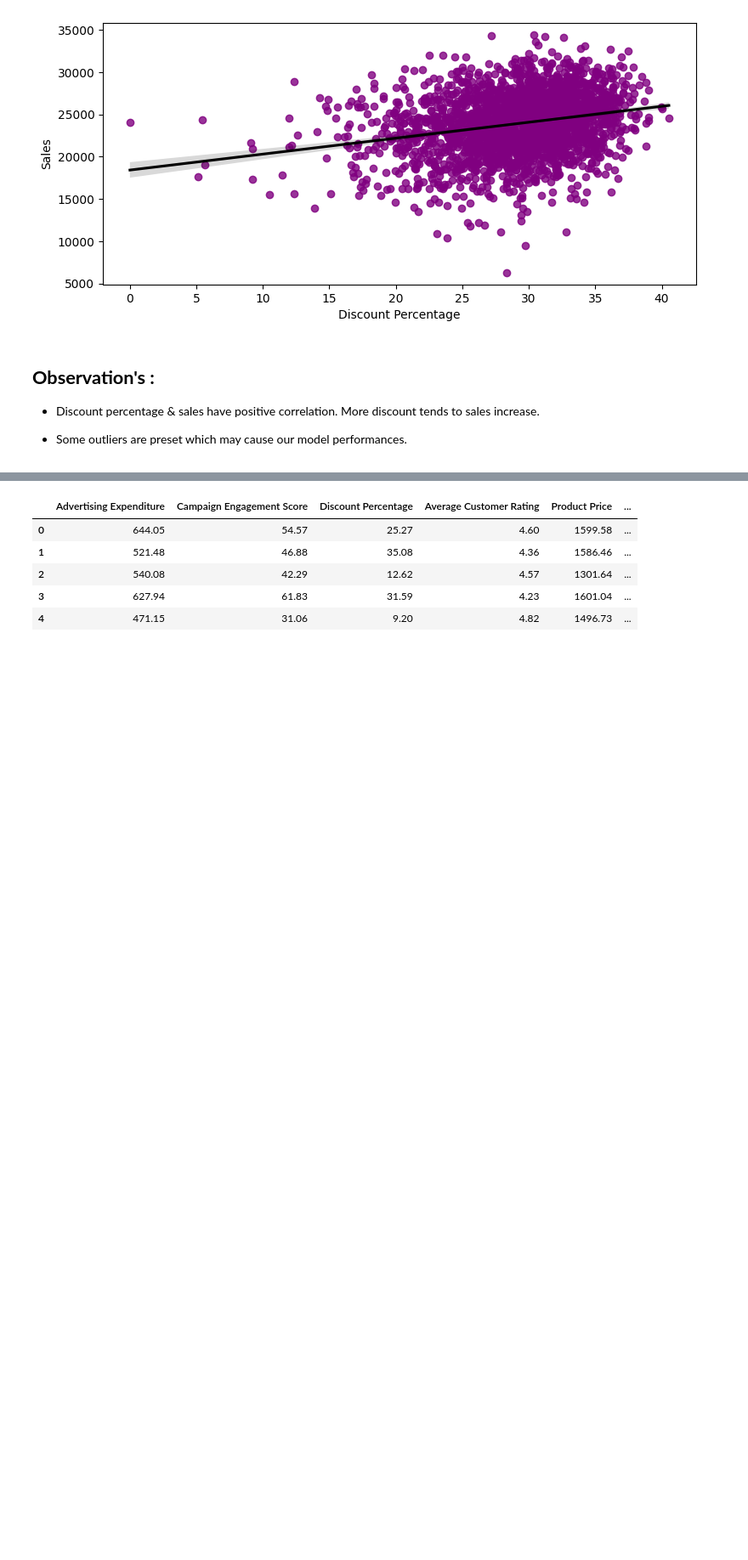
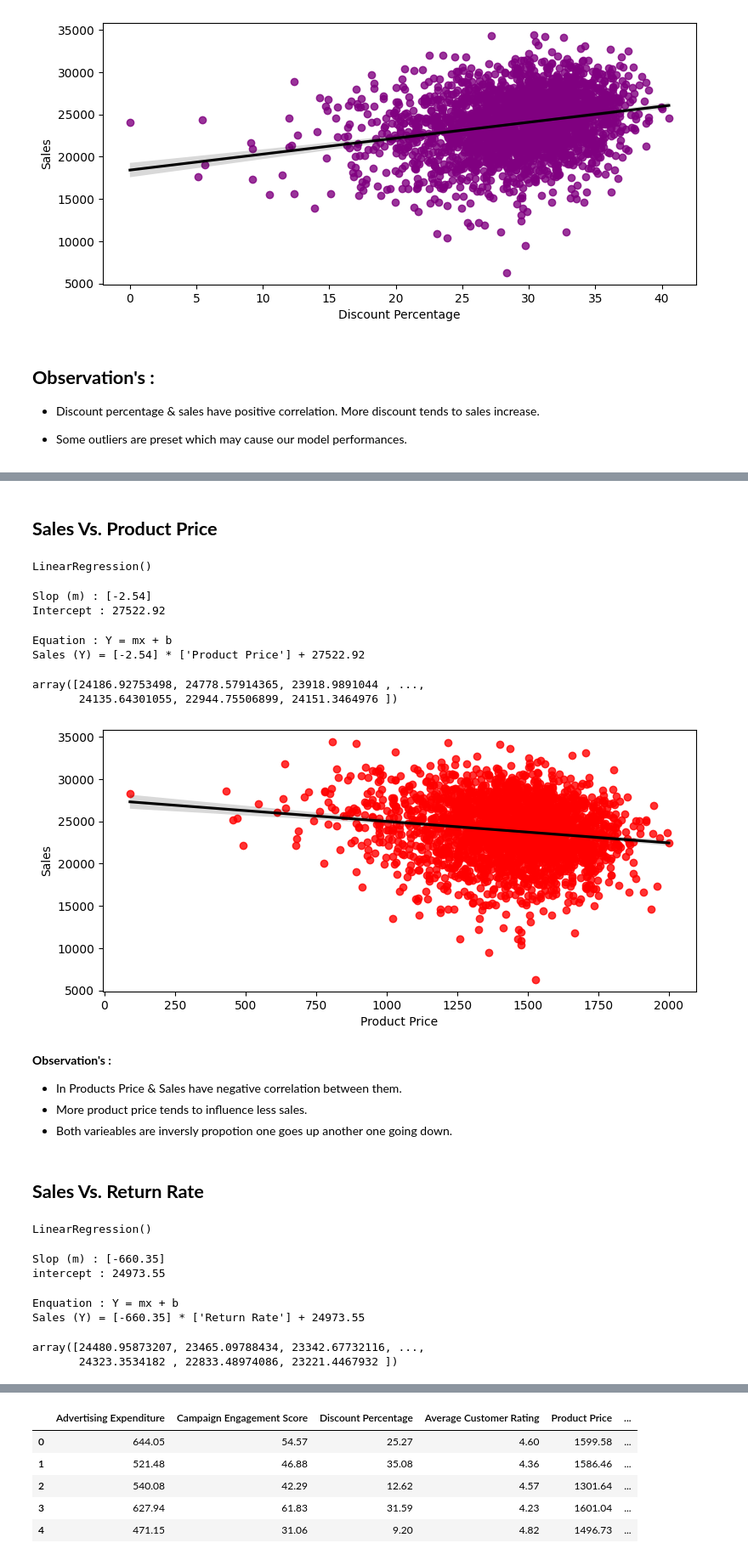
Before and after one commit to uniquegalaxycoder/Project, a Jupyter notebook: Liner_Regression_Sales_Data.ipynb, the cells around one changed output, grey strips where cells are left out. Shown at 85% size. Cells and saved outputs as stored; diff of their text form; code cells hidden in the pictures; blank space fills up the shorter version.

```diff
--- a/Liner_Regression_Sales_Data.ipynb
+++ b/Liner_Regression_Sales_Data.ipynb
@@ -484,0 +527,43 @@ plt.show()
+# %% [markdown]
+## **Sales Vs. Product Price**
+# %%
+independent_variable_5 = ['Product Price']
+# %%
+linear_regression_5 = LinearRegression()
+# %%
+linear_regression_5.fit(X_train[independent_variable_5], y_train)
+# %% [output]
+LinearRegression()
+# %%
+# Checking the slop & intercept
+
+print(f"Slop (m) : {linear_regression_5.coef_.round(2)} \nIntercept : {linear_regression_5.intercept_.round(2)}")
+# %% [output]
+Slop (m) : [-2.54]
+Intercept : 27522.92
+# %%
+print("Equation : Y = mx + b")
+print(f"Sales (Y) = {linear_regression_5.coef_.round(2)} * {independent_variable_5} + {linear_regression_5.intercept_.round(2)}")
+# %% [output]
+Equation : Y = mx + b
+Sales (Y) = [-2.54] * ['Product Price'] + 27522.92
+# %%
+value_fit_5 = linear_regression_5.predict(X_train[independent_variable_5])
+value_fit_5
+# %% [output]
+array([24186.92753498, 24778.57914365, 23918.9891044 , ...,
+       24135.64301055, 22944.75506899, 24151.3464976 ])
+# %%
+plt.figure(figsize = (9, 4))
+sns.regplot(x = X_train[independent_variable_5], y = y_train, scatter_kws = {'color': 'red'}, line_kws = {'color': 'black'})
+plt.show()
+# %% [output]
+[figure, added]
+# %% [markdown]
+**Observation's :**
+
+- In Products Price & Sales have negative correlation between them.
+- More product price tends to influence less sales.
+- Both varieables are inversly propotion one goes up another one going down.
+# %% [markdown]
+## **Sales Vs. Return Rate**
@@ -484,0 +574,22 @@ plt.show()
+# %%
+linear_regression_6.fit(X_train[independent_variable_6], y_train)
+# %% [output]
+LinearRegression()
+# %%
+print(f"Slop (m) : {linear_regression_6.coef_.round(2)} \nintercept : {linear_regression_6.intercept_.round(2)}")
+# %% [output]
+Slop (m) : [-660.35]
+intercept : 24973.55
+# %%
+print("Enquation : Y = mx + b")
+
+print(f"Sales (Y) = {linear_regression_6.coef_.round(2)} * {independent_variable_6} + {linear_regression_6.intercept_.round(2)}")
+# %% [output]
+Enquation : Y = mx + b
+Sales (Y) = [-660.35] * ['Return Rate'] + 24973.55
+# %%
+value_fit_6 =  linear_regression_6.predict(X_train[independent_variable_6])
+value_fit_6
+# %% [output]
+array([24480.95873207, 23465.09788434, 23342.67732116, ...,
+       24323.3534182 , 22833.48974086, 23221.4467932 ])
```
Also changed, not shown: parts of 112 cells of this notebook.
